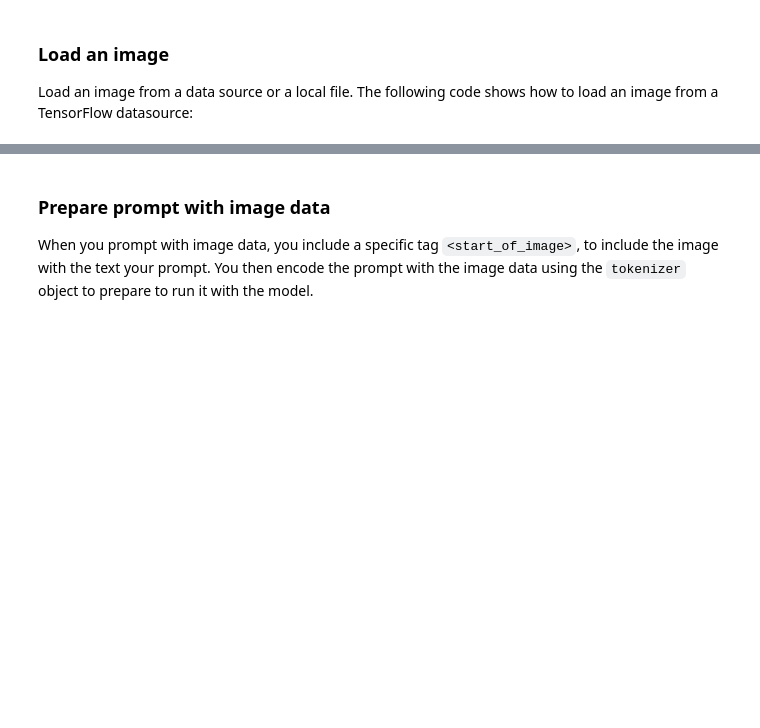
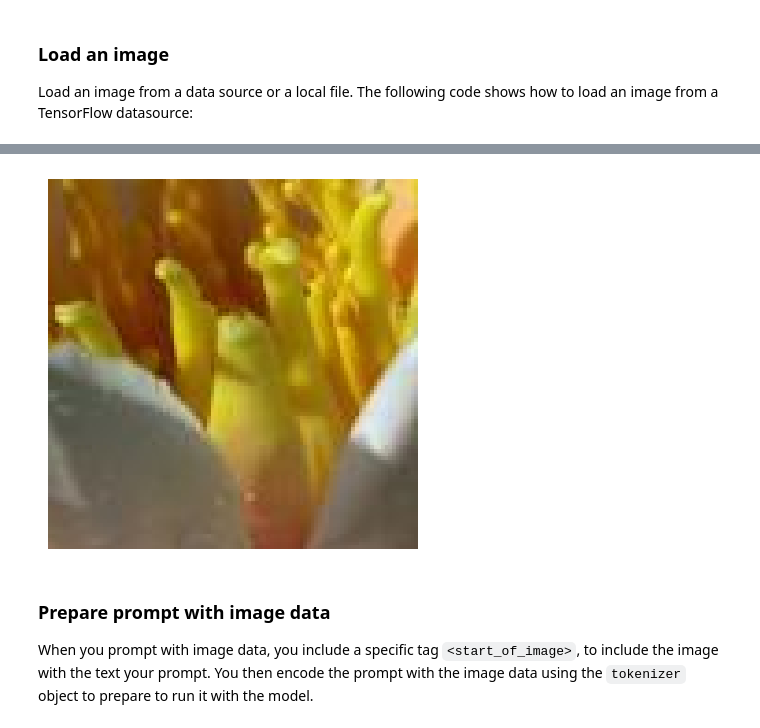
Before and after one commit to prantik1998/playwithlllms, a Jupyter notebook: docs/core/gemma_library.ipynb, the cells around one changed output, grey strips where cells are left out. Saved outputs shown, nothing was run; the diff lists cells and outputs as text; code cells hidden in the pictures; blank space fills up the shorter version.

```diff
--- a/docs/core/gemma_library.ipynb
+++ b/docs/core/gemma_library.ipynb
@@ -181,3 +213,11 @@ array([[[1, 1, 0],
+# %%
+import matplotlib.pyplot as plt
+
+plt.imshow(image[200:300,300:400,:])
+plt.axis("off")
+plt.show()
+# %% [output]
+[figure, added]
 # %% [markdown]
 ### Prepare prompt with image data
 
```
Also changed, not shown: parts of 6 cells of this notebook.
